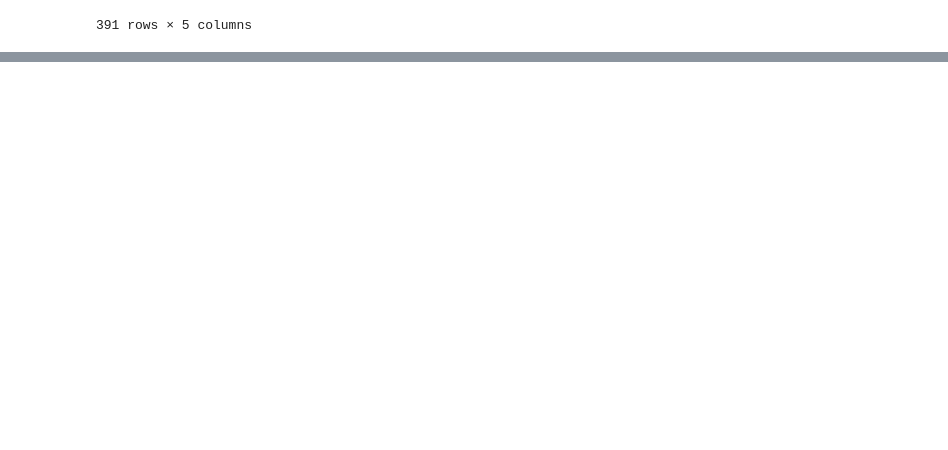
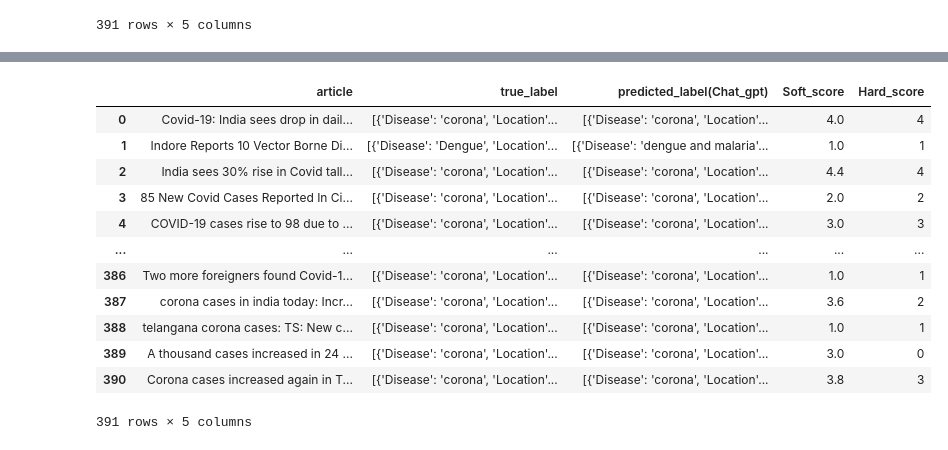
Before and after one commit to SabaAnjum2002/Evaluation_on_IndicTrans_Intrans2_GoogleTrans, a Jupyter notebook: Event_Extraction_Using_Chatgpt/code.ipynb, the cells around one changed output, grey strips where cells are left out. Saved outputs shown, nothing was run; the diff lists cells and outputs as text; code cells hidden in the pictures; blank space fills up the shorter version.

Commit message:
Added disease.csv and updated results

```diff
--- a/Event_Extraction_Using_Chatgpt/code.ipynb
+++ b/Event_Extraction_Using_Chatgpt/code.ipynb
@@ -833,0 +1075,17 @@ data
+# %%
+data=pd.read_csv('Soft_Hard_Scores_Chat_gpt_final.csv')
+data
+# %% [output]
+|  | article | true_label | predicted_label(Chat_gpt) | Soft_score | Hard_score |
+| 0 | Covid-19: India sees drop in dail... | [{'Disease': 'corona', 'Location'... | [{'Disease': 'corona', 'Location'... | 4.0 | 4 |
+| 1 | Indore Reports 10 Vector Borne Di... | [{'Disease': 'Dengue', 'Location'... | [{'Disease': 'dengue and malaria'... | 1.0 | 1 |
+| 2 | India sees 30% rise in Covid tall... | [{'Disease': 'corona', 'Location'... | [{'Disease': 'corona', 'Location'... | 4.4 | 4 |
+| 3 | 85 New Covid Cases Reported In Ci... | [{'Disease': 'corona', 'Location'... | [{'Disease': 'corona', 'Location'... | 2.0 | 2 |
+| 4 | COVID-19 cases rise to 98 due to ... | [{'Disease': 'corona', 'Location'... | [{'Disease': 'corona', 'Location'... | 3.0 | 3 |
+| ... | ... | ... | ... | ... | ... |
+| 386 | Two more foreigners found Covid-1... | [{'Disease': 'corona', 'Location'... | [{'Disease': 'corona', 'Location'... | 1.0 | 1 |
+| 387 | corona cases in india today: Incr... | [{'Disease': 'corona', 'Location'... | [{'Disease': 'corona', 'Location'... | 3.6 | 2 |
+| 388 | telangana corona cases: TS: New c... | [{'Disease': 'corona', 'Location'... | [{'Disease': 'corona', 'Location'... | 1.0 | 1 |
+| 389 | A thousand cases increased in 24 ... | [{'Disease': 'corona', 'Location'... | [{'Disease': 'corona', 'Location'... | 3.0 | 0 |
+| 390 | Corona cases increased again in T... | [{'Disease': 'corona', 'Location'... | [{'Disease': 'corona', 'Location'... | 3.8 | 3 |
+391 rows × 5 columns
```
Also changed, not shown: parts of 9 cells of this notebook, 4 other files.
